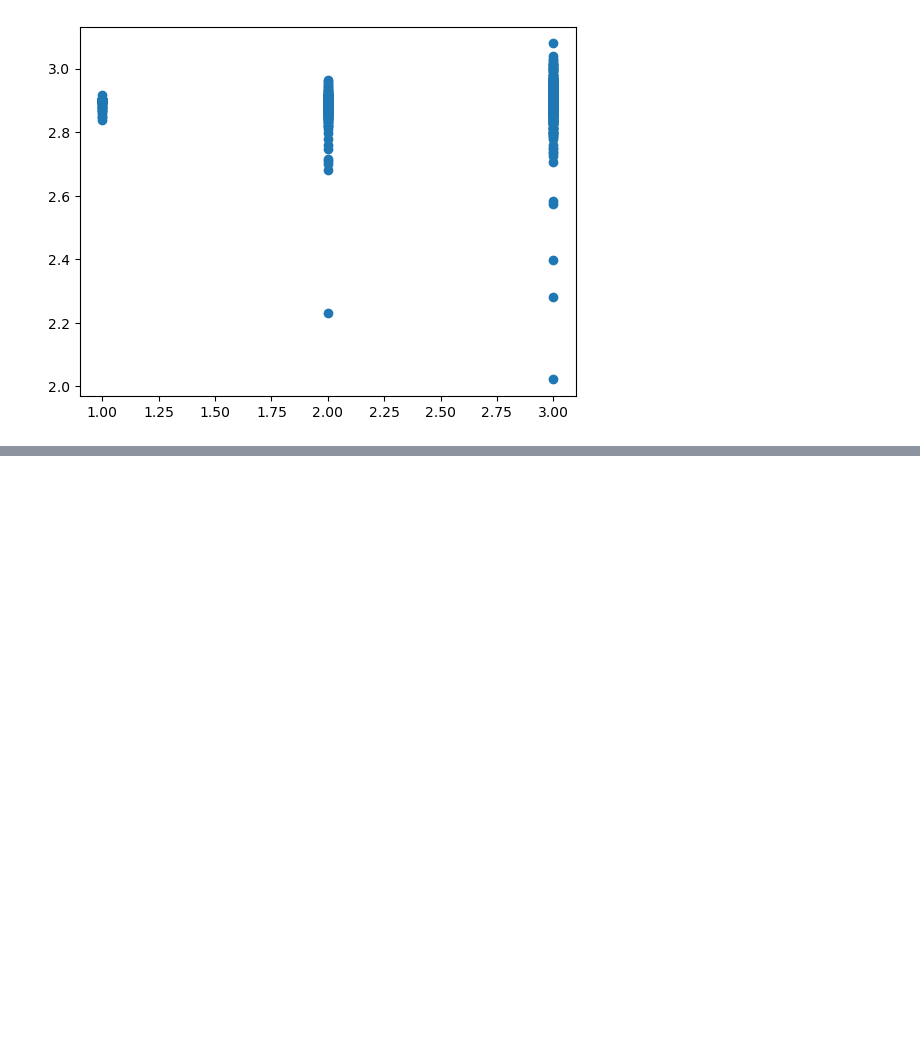
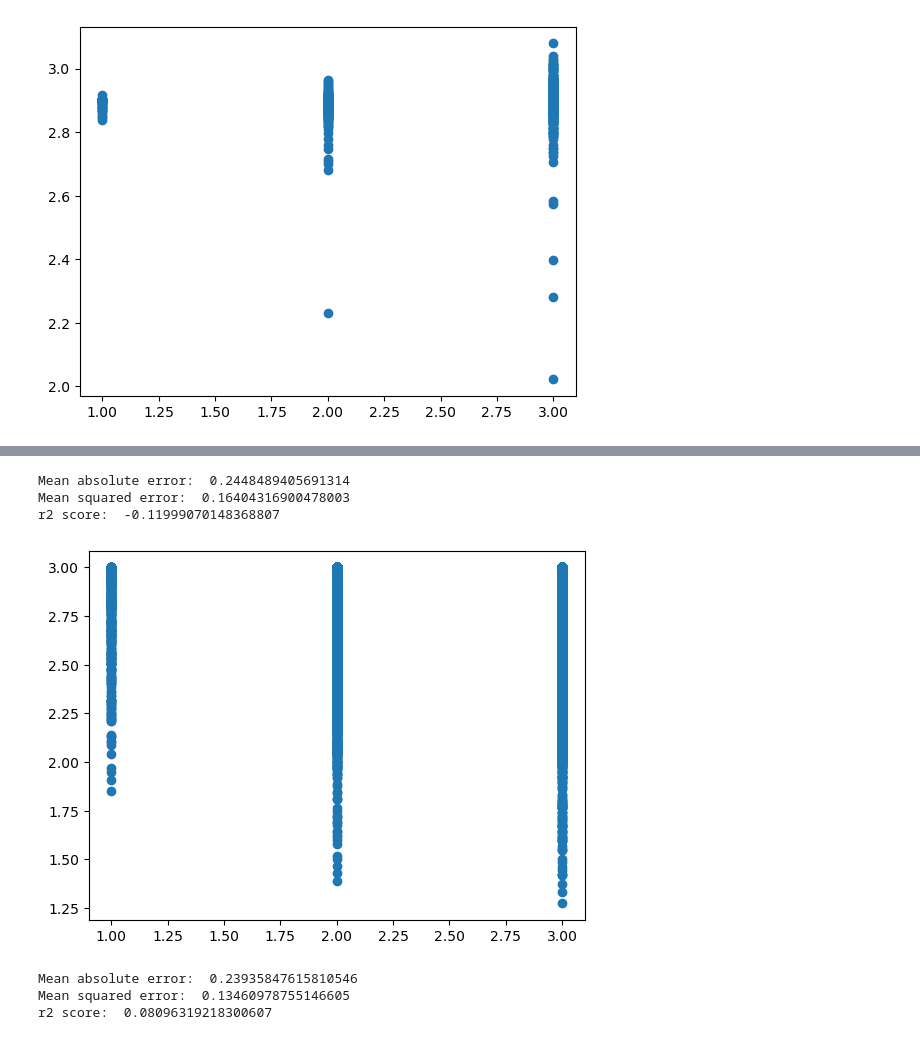
Before and after one commit to AbdullahTurgut/Machine-Learning, a Jupyter notebook: 15-UK-2016-Road-Safety-DataRegression.ipynb, the cells around one changed output, grey strips where cells are left out. Saved outputs shown, nothing was run; the diff lists cells and outputs as text; code cells hidden in the pictures; blank space fills up the shorter version.

```diff
--- a/15-UK-2016-Road-Safety-DataRegression.ipynb
+++ b/15-UK-2016-Road-Safety-DataRegression.ipynb
@@ -254,0 +263,33 @@ plt.show()
+# %%
+randomFR = RandomForestRegressor()
+randomFR.fit(X_train_scaled,y_train)
+y_pred6 = randomFR.predict(X_test_scaled)
+mae = mean_absolute_error(y_test,y_pred6)
+mse = mean_squared_error(y_test,y_pred6)
+score = r2_score(y_test,y_pred6)
+print("Mean absolute error: ", mae)
+print("Mean squared error: ", mse)
+print("r2 score: ", score)
+# %% [output]
+Mean absolute error:  0.2448489405691314
+Mean squared error:  0.16404316900478003
+r2 score:  -0.11999070148368807
+# %%
+plt.scatter(y_test,y_pred6)
+plt.show()
+# %% [output]
+[figure, added]
+# %%
+gradientBR = GradientBoostingRegressor()
+gradientBR.fit(X_train_scaled,y_train)
+y_pred7 = gradientBR.predict(X_test_scaled)
+mae = mean_absolute_error(y_test,y_pred7)
+mse = mean_squared_error(y_test,y_pred7)
+score = r2_score(y_test,y_pred7)
+print("Mean absolute error: ", mae)
+print("Mean squared error: ", mse)
+print("r2 score: ", score)
+# %% [output]
+Mean absolute error:  0.23935847615810546
+Mean squared error:  0.13460978755146605
+r2 score:  0.08096319218300607
```
Also changed, not shown: parts of 5 cells of this notebook.
